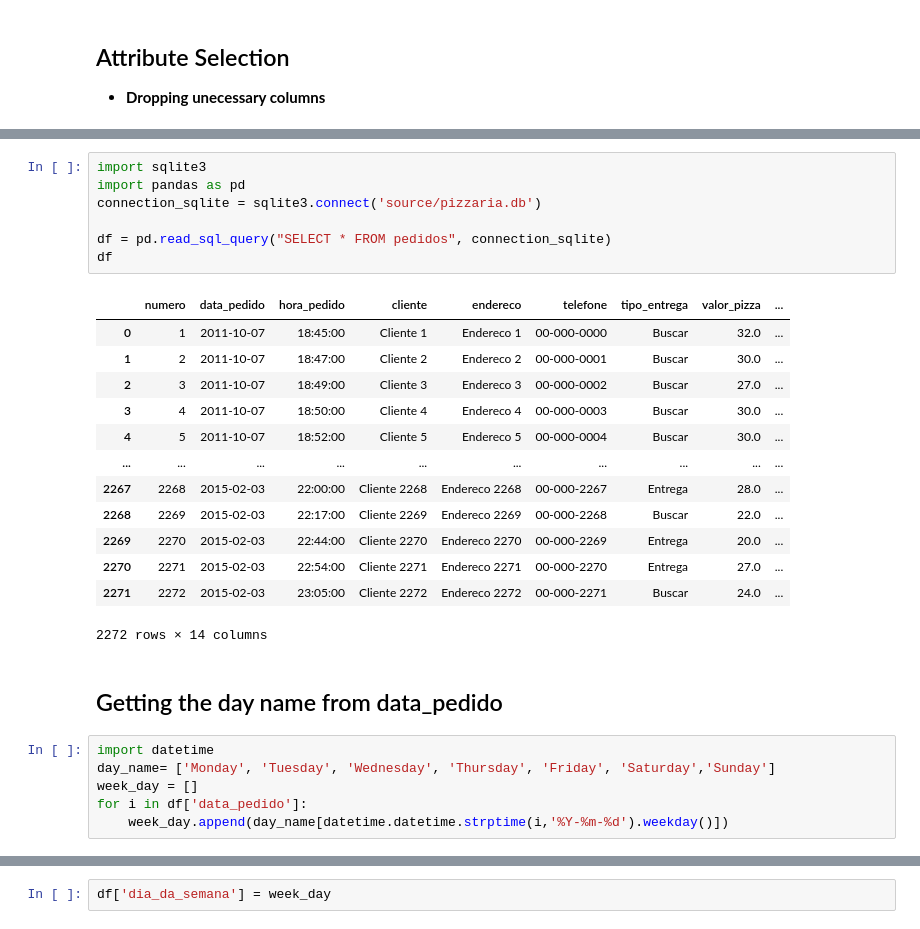
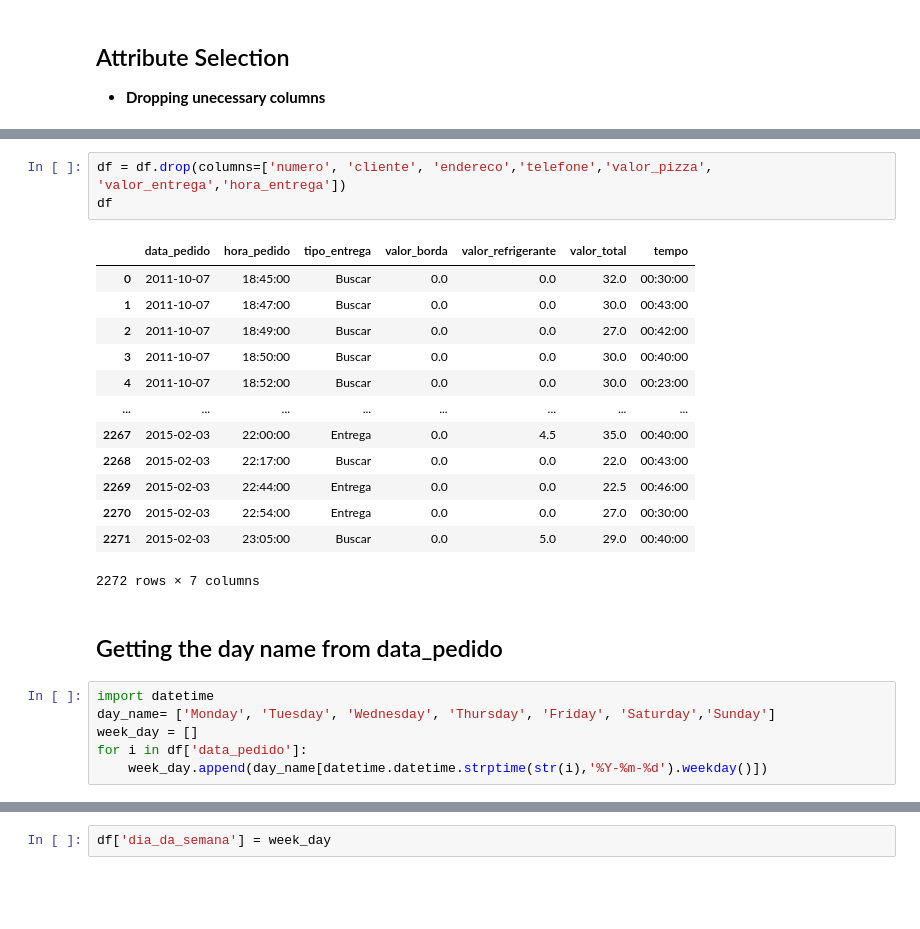
Before and after one commit to victor-s-santos/discovering-association-rules, a Jupyter notebook: 02-pizzeria/preprocessing.ipynb, the cells around one changed output, grey strips where cells are left out. Saved outputs shown, nothing was run; the diff lists cells and outputs as text; blank space fills up the shorter version.

```diff
--- a/02-pizzeria/preprocessing.ipynb
+++ b/02-pizzeria/preprocessing.ipynb
@@ -81,24 +50,20 @@ cursor.fetchall()[0:5]
-# %%
-import sqlite3
-import pandas as pd
-connection_sqlite = sqlite3.connect('source/pizzaria.db')
-
-df = pd.read_sql_query("SELECT * FROM pedidos", connection_sqlite)
-df
-# %% [output]
-|  | numero | data_pedido | hora_pedido | cliente | endereco | telefone | tipo_entrega | valor_pizza | ... |
-| 0 | 1 | 2011-10-07 | 18:45:00 | Cliente 1 | Endereco 1 | 00-000-0000 | Buscar | 32.0 | ... |
-| 1 | 2 | 2011-10-07 | 18:47:00 | Cliente 2 | Endereco 2 | 00-000-0001 | Buscar | 30.0 | ... |
-| 2 | 3 | 2011-10-07 | 18:49:00 | Cliente 3 | Endereco 3 | 00-000-0002 | Buscar | 27.0 | ... |
-| 3 | 4 | 2011-10-07 | 18:50:00 | Cliente 4 | Endereco 4 | 00-000-0003 | Buscar | 30.0 | ... |
-| 4 | 5 | 2011-10-07 | 18:52:00 | Cliente 5 | Endereco 5 | 00-000-0004 | Buscar | 30.0 | ... |
-| ... | ... | ... | ... | ... | ... | ... | ... | ... | ... |
-| 2267 | 2268 | 2015-02-03 | 22:00:00 | Cliente 2268 | Endereco 2268 | 00-000-2267 | Entrega | 28.0 | ... |
-| 2268 | 2269 | 2015-02-03 | 22:17:00 | Cliente 2269 | Endereco 2269 | 00-000-2268 | Buscar | 22.0 | ... |
-| 2269 | 2270 | 2015-02-03 | 22:44:00 | Cliente 2270 | Endereco 2270 | 00-000-2269 | Entrega | 20.0 | ... |
-| 2270 | 2271 | 2015-02-03 | 22:54:00 | Cliente 2271 | Endereco 2271 | 00-000-2270 | Entrega | 27.0 | ... |
-| 2271 | 2272 | 2015-02-03 | 23:05:00 | Cliente 2272 | Endereco 2272 | 00-000-2271 | Buscar | 24.0 | ... |
-2272 rows × 14 columns
+# %%
+df = df.drop(columns=['numero', 'cliente', 'endereco','telefone','valor_pizza', 'valor_entrega','hora_entrega'])
+df
+# %% [output]
+|  | data_pedido | hora_pedido | tipo_entrega | valor_borda | valor_refrigerante | valor_total | tempo |
+| 0 | 2011-10-07 | 18:45:00 | Buscar | 0.0 | 0.0 | 32.0 | 00:30:00 |
+| 1 | 2011-10-07 | 18:47:00 | Buscar | 0.0 | 0.0 | 30.0 | 00:43:00 |
+| 2 | 2011-10-07 | 18:49:00 | Buscar | 0.0 | 0.0 | 27.0 | 00:42:00 |
+| 3 | 2011-10-07 | 18:50:00 | Buscar | 0.0 | 0.0 | 30.0 | 00:40:00 |
+| 4 | 2011-10-07 | 18:52:00 | Buscar | 0.0 | 0.0 | 30.0 | 00:23:00 |
+| ... | ... | ... | ... | ... | ... | ... | ... |
+| 2267 | 2015-02-03 | 22:00:00 | Entrega | 0.0 | 4.5 | 35.0 | 00:40:00 |
+| 2268 | 2015-02-03 | 22:17:00 | Buscar | 0.0 | 0.0 | 22.0 | 00:43:00 |
+| 2269 | 2015-02-03 | 22:44:00 | Entrega | 0.0 | 0.0 | 22.5 | 00:46:00 |
+| 2270 | 2015-02-03 | 22:54:00 | Entrega | 0.0 | 0.0 | 27.0 | 00:30:00 |
+| 2271 | 2015-02-03 | 23:05:00 | Buscar | 0.0 | 5.0 | 29.0 | 00:40:00 |
+2272 rows × 7 columns
 # %% [markdown]
 ## Getting the day name from data_pedido
 # %%
@@ -106,4 +71,4 @@ import datetime
 day_name= ['Monday', 'Tuesday', 'Wednesday', 'Thursday', 'Friday', 'Saturday','Sunday']
 week_day = []
 for i in df['data_pedido']:
-    week_day.append(day_name[datetime.datetime.strptime(i,'%Y-%m-%d').weekday()])
+    week_day.append(day_name[datetime.datetime.strptime(str(i),'%Y-%m-%d').weekday()])
```
Also changed, not shown: parts of 12 cells of this notebook.
